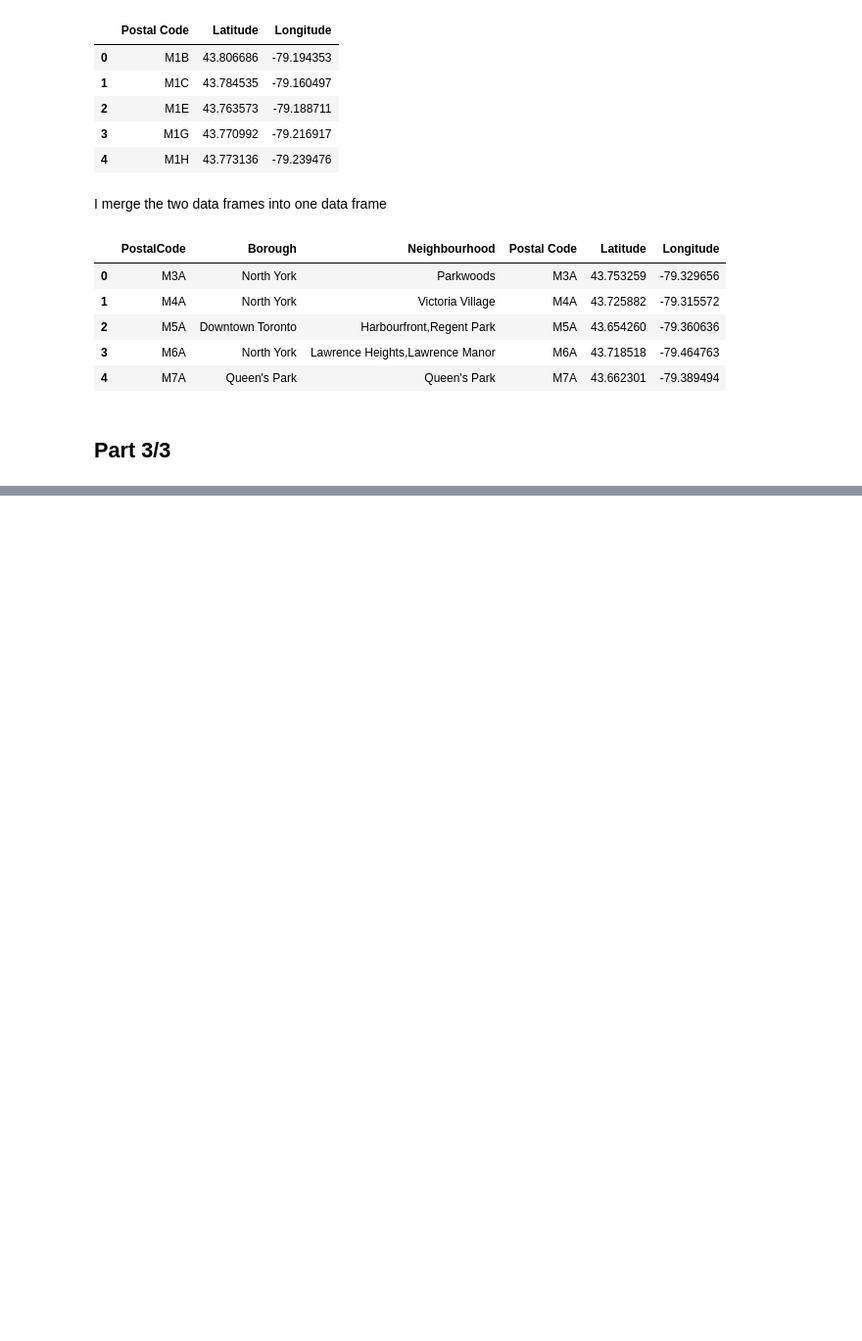
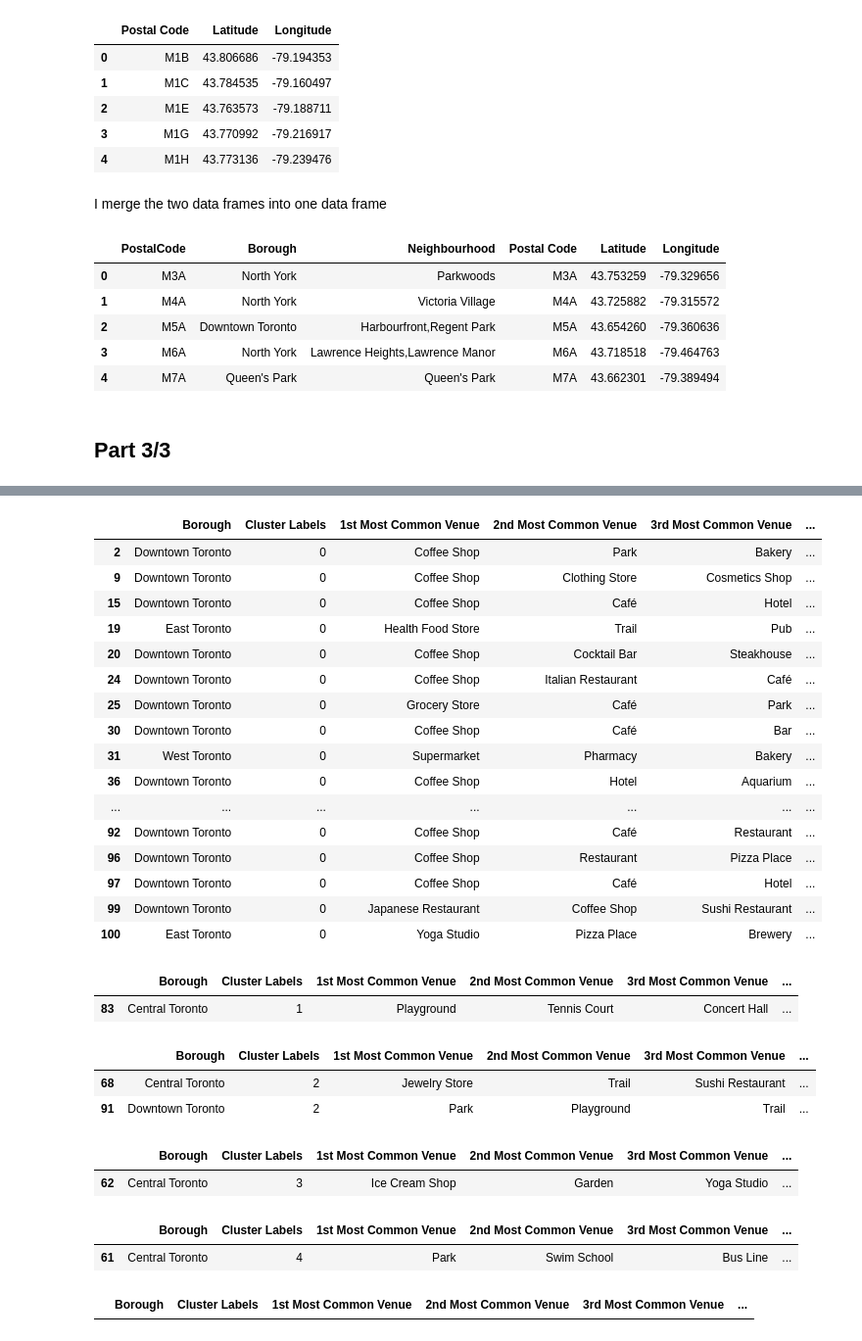
Before and after one commit to ivarmont/TorontoNeighborhoods, a Jupyter notebook: TorontoNeighborhoods.ipynb, the cells around one changed output, grey strips where cells are left out. Shown: that part at 98% size. Cells and saved outputs as stored; diff of their text form; code cells hidden in the pictures; blank space fills up the shorter version.

```diff
--- a/TorontoNeighborhoods.ipynb
+++ b/TorontoNeighborhoods.ipynb
@@ -111,0 +328,6 @@ d_toronto.head()
+# %%
+def return_most_common_venues(row, num_top_venues):
+    row_categories = row.iloc[1:]
+    row_categories_sorted = row_categories.sort_values(ascending=False)
+
+    return row_categories_sorted.index.values[0:num_top_venues]
@@ -111,0 +366,12 @@ d_toronto.head()
+# %%
+from sklearn.cluster import KMeans
+# set number of clusters
+kclusters = 5
+
+toronto_grouped_clustering = toronto_grouped.drop('Neighborhood', 1)
+
+# run k-means clustering
+kmeans = KMeans(n_clusters=kclusters, random_state=0).fit(toronto_grouped_clustering)
+
+# check cluster labels generated for each row in the dataframe
+kmeans.labels_[0:10]
@@ -111,0 +382,3 @@ d_toronto.head()
+# %%
+toronto_data=df_reduced.rename(columns= {'Neighbourhood' :'Neighborhood'})
+toronto_data.head()
@@ -111,0 +392,10 @@ d_toronto.head()
+# %%
+# add clustering labels
+neighborhoods_venues_sorted.insert(0, 'Cluster Labels', kmeans.labels_)
+
+toronto_merged = toronto_data
+
+# merge toronto_grouped with toronto_data to add latitude/longitude for each neighborhood
+toronto_merged = toronto_merged.join(neighborhoods_venues_sorted.set_index('Neighborhood'), on='Neighborhood')
+
+toronto_merged.head() # check the last columns!
@@ -111,0 +438,45 @@ d_toronto.head()
+# %%
+toronto_merged.loc[toronto_merged['Cluster Labels'] == 0, toronto_merged.columns[[1] + list(range(5, toronto_merged.shape[1]))]]
+# %% [output]
+|  | Borough | Cluster Labels | 1st Most Common Venue | 2nd Most Common Venue | 3rd Most Common Venue | ... |
+| 2 | Downtown Toronto | 0 | Coffee Shop | Park | Bakery | ... |
+| 9 | Downtown Toronto | 0 | Coffee Shop | Clothing Store | Cosmetics Shop | ... |
+| 15 | Downtown Toronto | 0 | Coffee Shop | Café | Hotel | ... |
+| 19 | East Toronto | 0 | Health Food Store | Trail | Pub | ... |
+| 20 | Downtown Toronto | 0 | Coffee Shop | Cocktail Bar | Steakhouse | ... |
+| 24 | Downtown Toronto | 0 | Coffee Shop | Italian Restaurant | Café | ... |
+| 25 | Downtown Toronto | 0 | Grocery Store | Café | Park | ... |
+| 30 | Downtown Toronto | 0 | Coffee Shop | Café | Bar | ... |
+| 31 | West Toronto | 0 | Supermarket | Pharmacy | Bakery | ... |
+| 36 | Downtown Toronto | 0 | Coffee Shop | Hotel | Aquarium | ... |
+| ... | ... | ... | ... | ... | ... | ... |
+| 92 | Downtown Toronto | 0 | Coffee Shop | Café | Restaurant | ... |
+| 96 | Downtown Toronto | 0 | Coffee Shop | Restaurant | Pizza Place | ... |
+| 97 | Downtown Toronto | 0 | Coffee Shop | Café | Hotel | ... |
+| 99 | Downtown Toronto | 0 | Japanese Restaurant | Coffee Shop | Sushi Restaurant | ... |
+| 100 | East Toronto | 0 | Yoga Studio | Pizza Place | Brewery | ... |
+# %%
+toronto_merged.loc[toronto_merged['Cluster Labels'] == 1, toronto_merged.columns[[1] + list(range(5, toronto_merged.shape[1]))]]
+# %% [output]
+|  | Borough | Cluster Labels | 1st Most Common Venue | 2nd Most Common Venue | 3rd Most Common Venue | ... |
+| 83 | Central Toronto | 1 | Playground | Tennis Court | Concert Hall | ... |
+# %%
+toronto_merged.loc[toronto_merged['Cluster Labels'] == 2, toronto_merged.columns[[1] + list(range(5, toronto_merged.shape[1]))]]
+# %% [output]
+|  | Borough | Cluster Labels | 1st Most Common Venue | 2nd Most Common Venue | 3rd Most Common Venue | ... |
+| 68 | Central Toronto | 2 | Jewelry Store | Trail | Sushi Restaurant | ... |
+| 91 | Downtown Toronto | 2 | Park | Playground | Trail | ... |
+# %%
+toronto_merged.loc[toronto_merged['Cluster Labels'] == 3, toronto_merged.columns[[1] + list(range(5, toronto_merged.shape[1]))]]
+# %% [output]
+|  | Borough | Cluster Labels | 1st Most Common Venue | 2nd Most Common Venue | 3rd Most Common Venue | ... |
+| 62 | Central Toronto | 3 | Ice Cream Shop | Garden | Yoga Studio | ... |
+# %%
+toronto_merged.loc[toronto_merged['Cluster Labels'] == 4, toronto_merged.columns[[1] + list(range(5, toronto_merged.shape[1]))]]
+# %% [output]
+|  | Borough | Cluster Labels | 1st Most Common Venue | 2nd Most Common Venue | 3rd Most Common Venue | ... |
+| 61 | Central Toronto | 4 | Park | Swim School | Bus Line | ... |
+# %%
+toronto_merged.loc[toronto_merged['Cluster Labels'] == 5, toronto_merged.columns[[1] + list(range(5, toronto_merged.shape[1]))]]
+# %% [output]
+|  | Borough | Cluster Labels | 1st Most Common Venue | 2nd Most Common Venue | 3rd Most Common Venue | ... |
```
Also changed, not shown: parts of 26 cells of this notebook.
